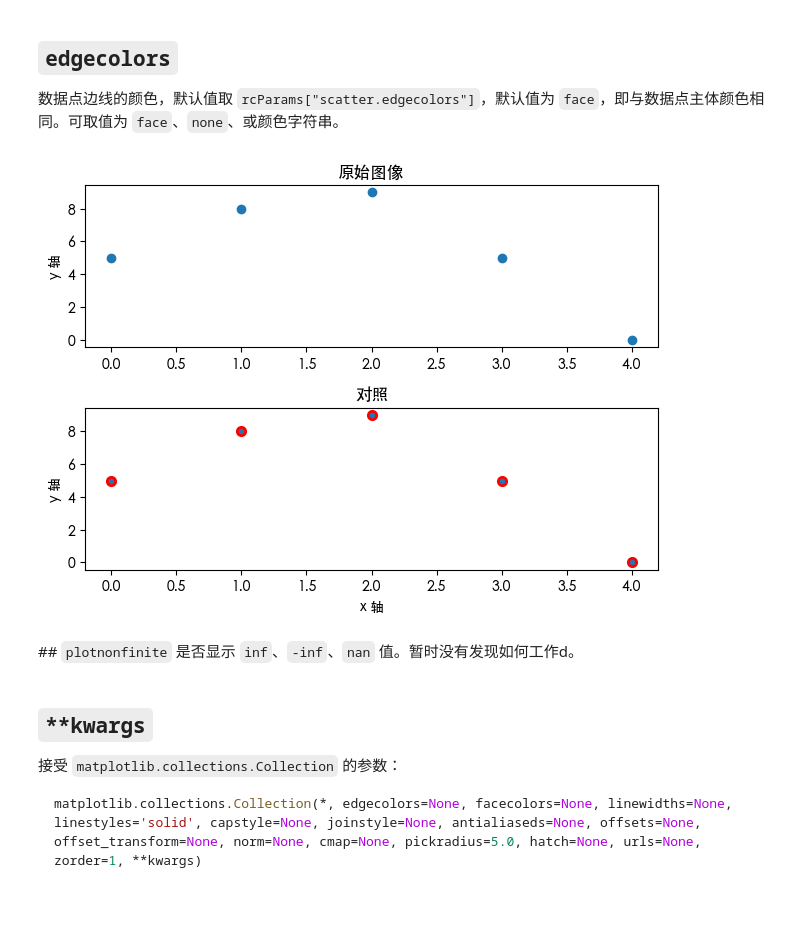
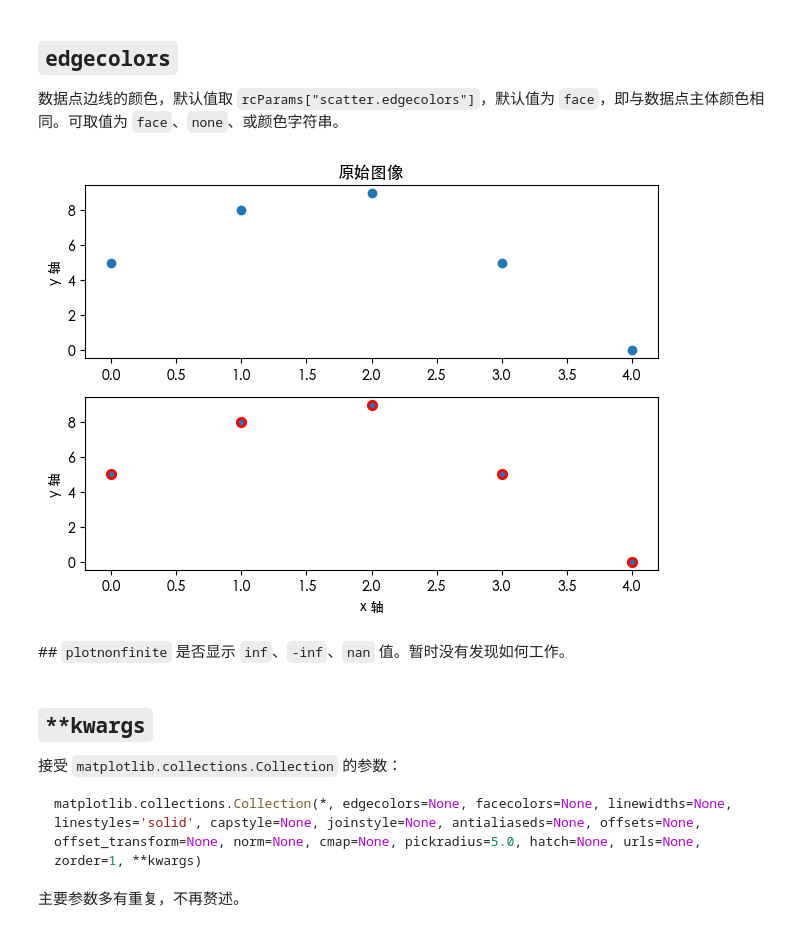
Before and after one commit to vincent507cpu/mastering_matplotlib, a Jupyter notebook: chapter_01/03_scatter_plot.ipynb, the cells around one changed output. Cells and saved outputs as stored; diff of their text form; code cells hidden in the pictures.

````diff
--- a/chapter_01/03_scatter_plot.ipynb
+++ b/chapter_01/03_scatter_plot.ipynb
@@ -323,25 +315,26 @@ plt.show()
 # %%
 fig, (ax1, ax2) = plt.subplots(2)
 
 ax1.scatter(df['x'], df['y']) # 显式传入 x，y
 ax1.set_ylabel('y 轴')
 ax1.set_title('原始图像')
 
 ax2.scatter(df['x'], df['y'], linewidths=2, edgecolors='red')
 ax2.set_xlabel('x 轴')
 ax2.set_ylabel('y 轴')
-ax2.set_title('对照')
+ax2.set_title('')
 
 fig.tight_layout()
 plt.show()
 # %% [output]
-[figure, old version]
+[figure, new version]
 # %% [markdown]
 ## `plotnonfinite`
-是否显示 `inf`、`-inf`、`nan` 值。暂时没有发现如何工作d。
+是否显示 `inf`、`-inf`、`nan` 值。暂时没有发现如何工作。
 # %% [markdown]
 ## `**kwargs`
 接受 `matplotlib.collections.Collection` 的参数：
 ```python
 matplotlib.collections.Collection(*, edgecolors=None, facecolors=None, linewidths=None, linestyles='solid', capstyle=None, joinstyle=None, antialiaseds=None, offsets=None, offset_transform=None, norm=None, cmap=None, pickradius=5.0, hatch=None, urls=None, zorder=1, **kwargs)
 ```
+主要参数多有重复，不再赘述。
````
Also changed, not shown: parts of 17 cells of this notebook.
